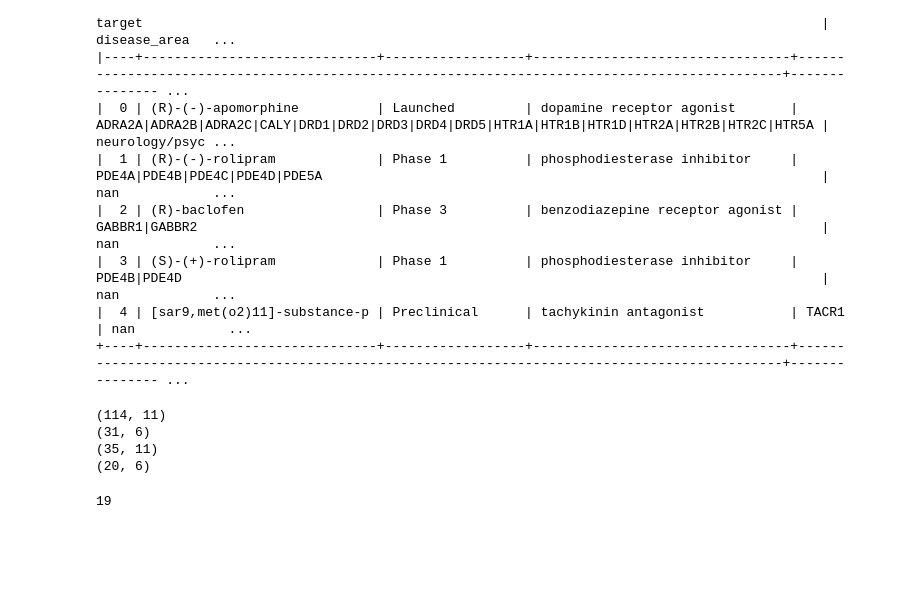
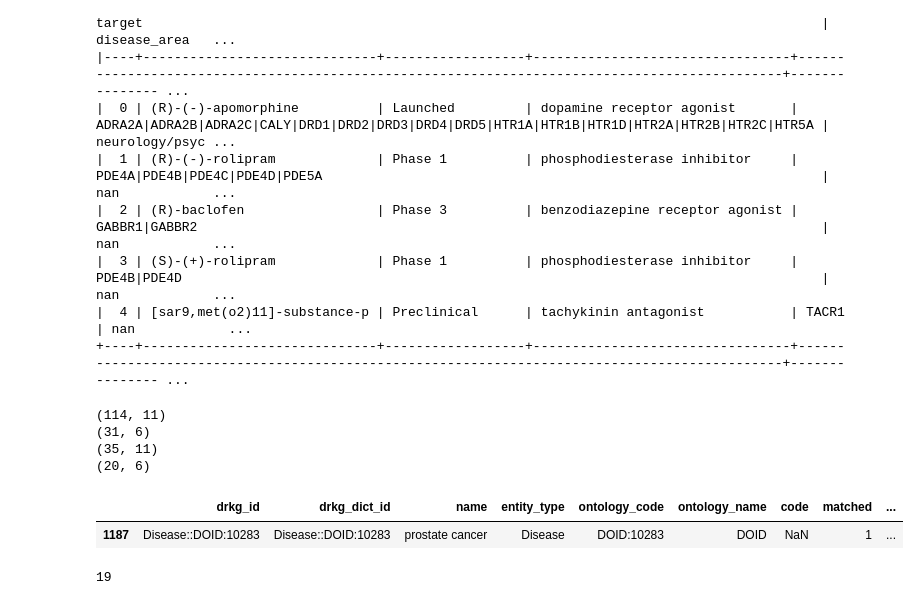
Before and after one commit to Ale9806/SIMPLLM, a Jupyter notebook: DRKG_mapping_with_BiolinkBERT.ipynb, the cells around one changed output. Drawn from its saved outputs; the diff is of its cells as text; code cells hidden in the pictures; blank space fills up the shorter version.

```diff
--- a/DRKG_mapping_with_BiolinkBERT.ipynb
+++ b/DRKG_mapping_with_BiolinkBERT.ipynb
@@ -722,6 +727,12 @@ print(drh_unmatched.shape)
 (31, 6)
 (35, 11)
 (20, 6)
+# %%
+# Check if prostate cancer included in rare diseases
+matched_rarediseases[matched_rarediseases['Name'].str.lower().str.contains('prostate cancer')]
+# %% [output]
+|  | drkg_id | drkg_dict_id | name | entity_type | ontology_code | ontology_name | code | matched | ... |
+| 1187 | Disease::DOID:10283 | Disease::DOID:10283 | prostate cancer | Disease | DOID:10283 | DOID | NaN | 1 | ... |
 # %%
 # Merge DRKG name of diseases (matching cancer/neoplasms too)
 drkg_test = drh_unmatched.merge(matched_rarediseases[['name', 'drkg_id']], how='left', left_on=[drh_unmatched['indication'].str.lower()], right_on=[matched_rarediseases['name'].str.lower().str.replace('cancer', 'neoplasms')])
```
Also changed, not shown: parts of 7 cells of this notebook, 5 other files.
